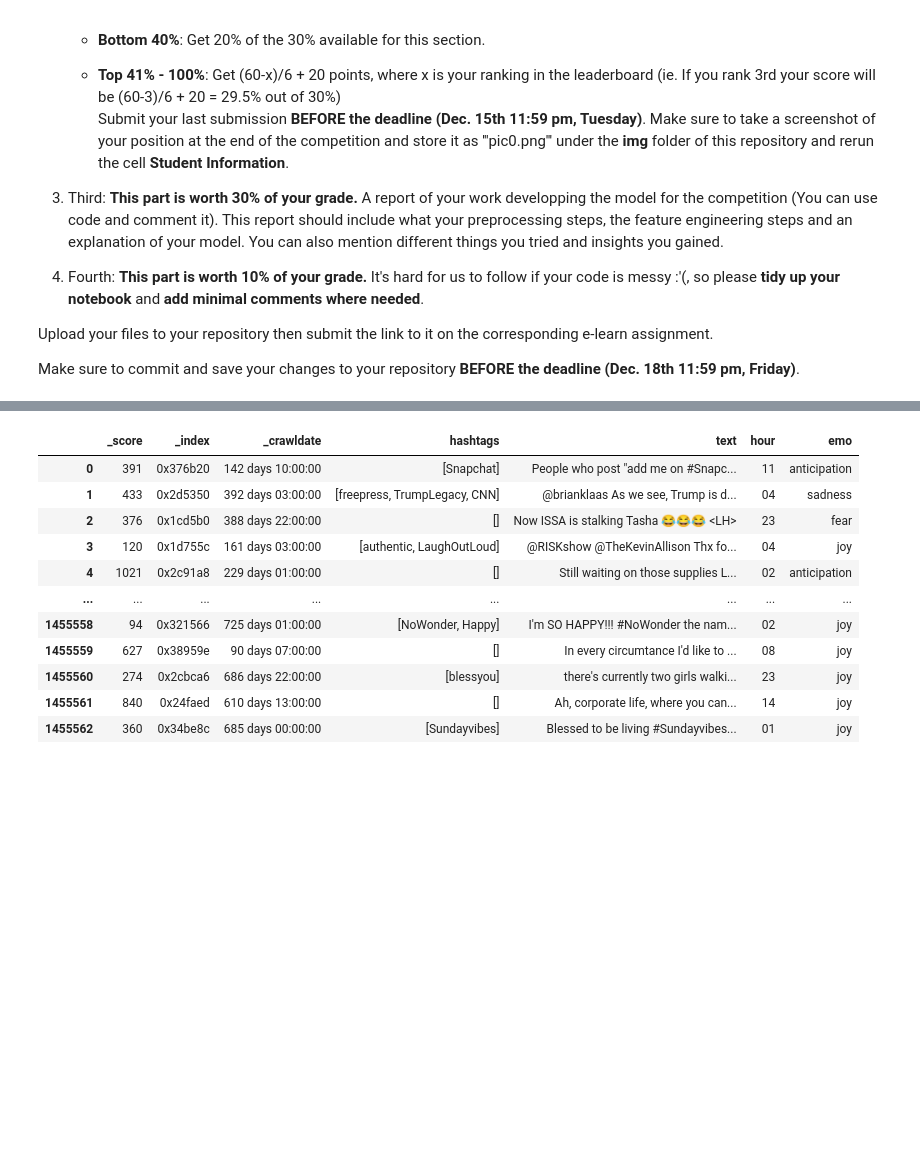
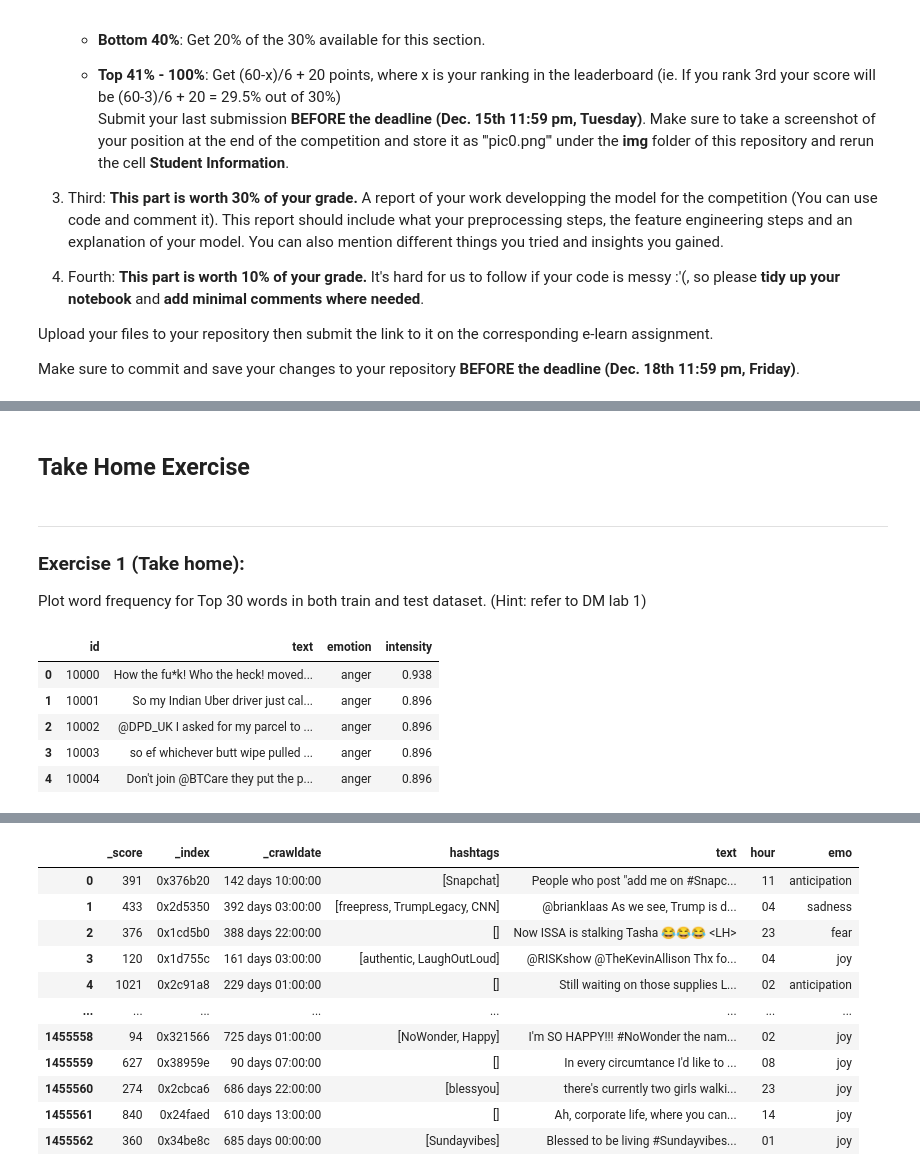
Before and after one commit to Megan0704-1/DM2022-Lab2-Homework, a Jupyter notebook: DM2022-Lab2-Homework.ipynb, the cells around one changed output, grey strips where cells are left out. Drawn from its saved outputs; the diff is of its cells as text; code cells hidden in the pictures; blank space fills up the shorter version.

```diff
--- a/DM2022-Lab2-Homework.ipynb
+++ b/DM2022-Lab2-Homework.ipynb
@@ -52,0 +58,6 @@ from sklearn.metrics import accuracy_score
+# %% [markdown]
+## **Take Home Exercise**
+# %% [markdown]
+---
+### **Exercise 1 (Take home):**
+Plot word frequency for Top 30 words in both train and test dataset. (Hint: refer to DM lab 1)
@@ -52,0 +77,21 @@ from sklearn.metrics import accuracy_score
+# %%
+### testing data
+anger_test = pd.read_csv("data/semeval/dev/anger-ratings-0to1.dev.gold.txt",
+                         sep="\t", header=None, names=["id", "text", "emotion", "intensity"])
+sadness_test = pd.read_csv("data/semeval/dev/sadness-ratings-0to1.dev.gold.txt",
+                         sep="\t", header=None, names=["id", "text", "emotion", "intensity"])
+fear_test = pd.read_csv("data/semeval/dev/fear-ratings-0to1.dev.gold.txt",
+                         sep="\t", header=None, names=["id", "text", "emotion", "intensity"])
+joy_test = pd.read_csv("data/semeval/dev/joy-ratings-0to1.dev.gold.txt",
+                         sep="\t", header=None, names=["id", "text", "emotion", "intensity"])
+
+# combine 4 sub-dataset
+test_df = pd.concat([anger_test, fear_test, joy_test, sadness_test], ignore_index=True)
+train_df.head()
+# %% [output]
+|  | id | text | emotion | intensity |
+| 0 | 10000 | How the fu*k! Who the heck! moved... | anger | 0.938 |
+| 1 | 10001 | So my Indian Uber driver just cal... | anger | 0.896 |
+| 2 | 10002 | @DPD_UK I asked for my parcel to ... | anger | 0.896 |
+| 3 | 10003 | so ef whichever butt wipe pulled ... | anger | 0.896 |
+| 4 | 10004 | Don't join @BTCare they put the p... | anger | 0.896 |
```
Also changed, not shown: parts of 95 cells of this notebook.
